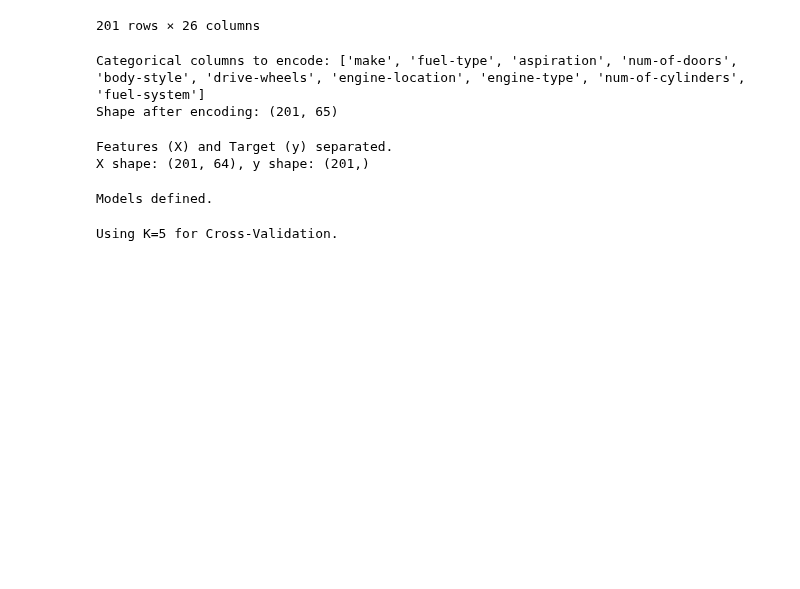
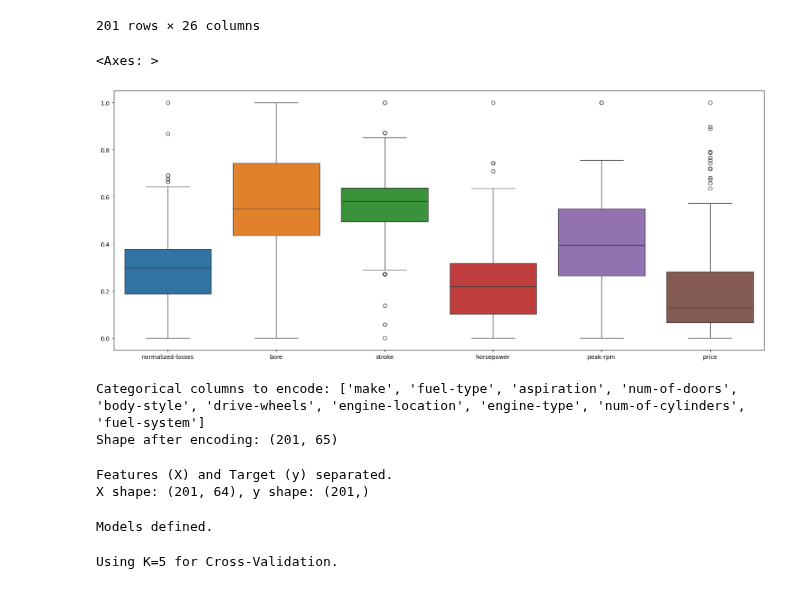
Before and after one commit to glacial-drm/Supervised-Learners, a Jupyter notebook: CW1/cw1-regression.ipynb, the cells around one changed output. Cells and saved outputs as stored; diff of their text form; code cells hidden in the pictures; blank space fills up the shorter version.

```diff
--- a/CW1/cw1-regression.ipynb
+++ b/CW1/cw1-regression.ipynb
@@ -135,6 +165,13 @@ data
 | 203 | -1 | 0.157068 | volvo | diesel | turbo | four | sedan | rwd | ... |
 | 204 | -1 | 0.157068 | volvo | gas | turbo | four | sedan | rwd | ... |
 201 rows × 26 columns
+# %%
+# PLot box plots to see the new value ranges and remainining outliers for normalised features
+fig, ax = plt.subplots(1, figsize = (20,8))
+sns.boxplot(data = data[numerical_cols_to_impute], ax = ax)
+# %% [output]
+<Axes: >
+[figure, added]
 # %%
 # Encoding Categorical Features (using pd.get_dummies, a pandas equivalent of OneHotEncoder we saw in Lab 2)
 # Only did this because I'd have to use a ColumnTransformer to specify which columns to apply it to, while also leaving the numerical columns alone which is just more complex.
```
Also changed, not shown: parts of 4 cells of this notebook, 1 other file.
